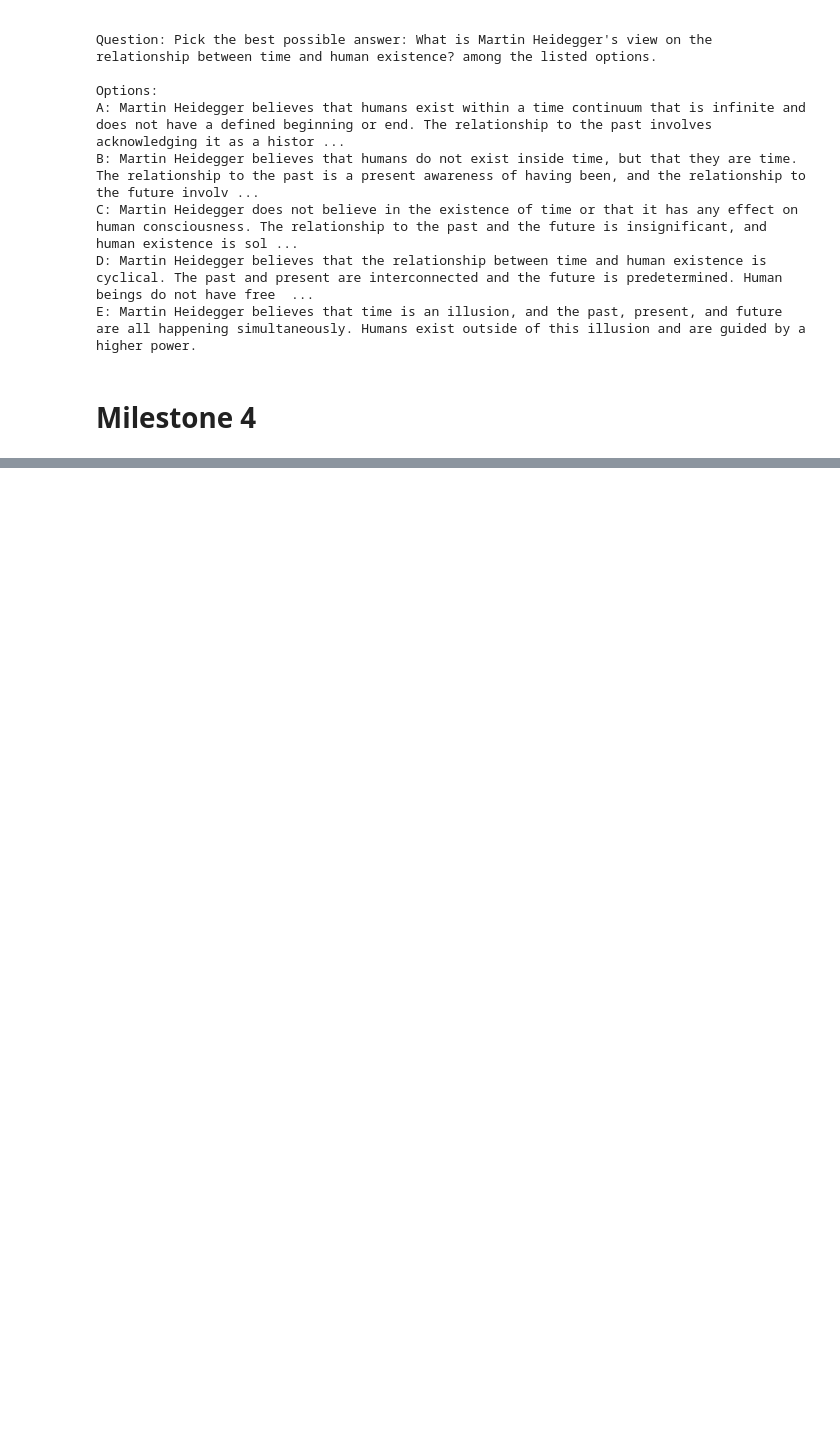
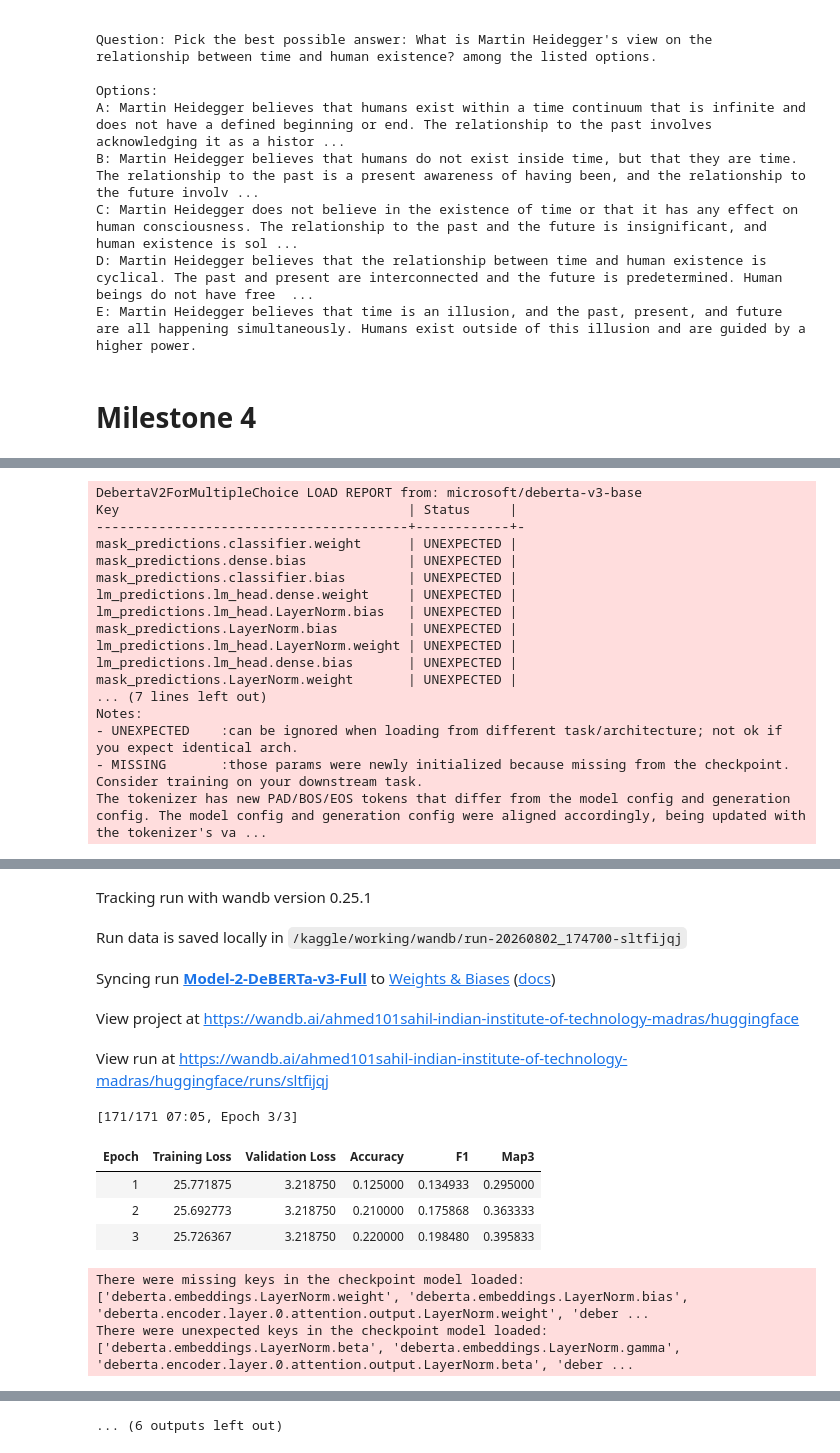
Before and after one commit to 22f2000691/dlgenai-t22026, a Jupyter notebook: DL-22f2000691-notebook-t22026.ipynb, the cells around one changed output, grey strips where cells are left out. Drawn from its saved outputs; the diff is of its cells as text; code cells hidden in the pictures; blank space fills up the shorter version.

```diff
--- a/DL-22f2000691-notebook-t22026.ipynb
+++ b/DL-22f2000691-notebook-t22026.ipynb
@@ -637,4 +588,5 @@ Find logs at: ./wandb/run-20260802_152400-fnoxokln/logs
 # %%
+MODEL_NAME = "microsoft/deberta-v3-base"
 train_split_df['context'] = train_split_df['prompt'].apply(lambda p: retrieve_real_context(p, top_k=2))
 val_split_df['context'] = val_split_df['prompt'].apply(lambda p: retrieve_real_context(p, top_k=2))
 test_df['context'] = test_df['prompt'].apply(lambda p: retrieve_real_context(p, top_k=2))
@@ -702,3 +654,21 @@ trainer_m2 = Trainer(model=model2, args=training_args_m2,
 trainer_m2.train()
 model2_metrics = trainer_m2.evaluate()
 wandb.finish()
+# %% [output]
+DebertaV2ForMultipleChoice LOAD REPORT from: microsoft/deberta-v3-base
+Key                                     | Status     |
+----------------------------------------+------------+-
+mask_predictions.classifier.weight      | UNEXPECTED |
+mask_predictions.dense.bias             | UNEXPECTED |
+mask_predictions.classifier.bias        | UNEXPECTED |
+lm_predictions.lm_head.dense.weight     | UNEXPECTED |
+lm_predictions.lm_head.LayerNorm.bias   | UNEXPECTED |
+mask_predictions.LayerNorm.bias         | UNEXPECTED |
+lm_predictions.lm_head.LayerNorm.weight | UNEXPECTED |
+lm_predictions.lm_head.dense.bias       | UNEXPECTED |
+mask_predictions.LayerNorm.weight       | UNEXPECTED |
+... (7 lines left out)
+Notes:
+- UNEXPECTED    :can be ignored when loading from different task/architecture; not ok if you expect identical arch.
+- MISSING       :those params were newly initialized because missing from the checkpoint. Consider training on your downstream task.
+The tokenizer has new PAD/BOS/EOS tokens that differ from the model config and generation config. The model config and generation config were aligned accordingly, being updated with the tokenizer's va ...
@@ -704,0 +676,12 @@ wandb.finish()
+Tracking run with wandb version 0.25.1
+Run data is saved locally in /kaggle/working/wandb/run-20260802_174700-sltfijqj
+Syncing run Model-2-DeBERTa-v3-Full to Weights & Biases (docs)
+View project at https://wandb.ai/ahmed101sahil-indian-institute-of-technology-madras/huggingface
+View run at https://wandb.ai/ahmed101sahil-indian-institute-of-technology-madras/huggingface/runs/sltfijqj
+[171/171 07:05, Epoch 3/3]
+| Epoch | Training Loss | Validation Loss | Accuracy | F1 | Map3 |
+| 1 | 25.771875 | 3.218750 | 0.125000 | 0.134933 | 0.295000 |
+| 2 | 25.692773 | 3.218750 | 0.210000 | 0.175868 | 0.363333 |
+| 3 | 25.726367 | 3.218750 | 0.220000 | 0.198480 | 0.395833 |
+There were missing keys in the checkpoint model loaded: ['deberta.embeddings.LayerNorm.weight', 'deberta.embeddings.LayerNorm.bias', 'deberta.encoder.layer.0.attention.output.LayerNorm.weight', 'deber ...
+There were unexpected keys in the checkpoint model loaded: ['deberta.embeddings.LayerNorm.beta', 'deberta.embeddings.LayerNorm.gamma', 'deberta.encoder.layer.0.attention.output.LayerNorm.beta', 'deber ...
@@ -705,3 +690,4 @@ wandb.finish()
+... (6 outputs left out)
 # %%
 model3_base = AutoModelForMultipleChoice.from_pretrained(MODEL_NAME, use_safetensors=True)
 
```
Also changed, not shown: parts of 14 cells of this notebook.
